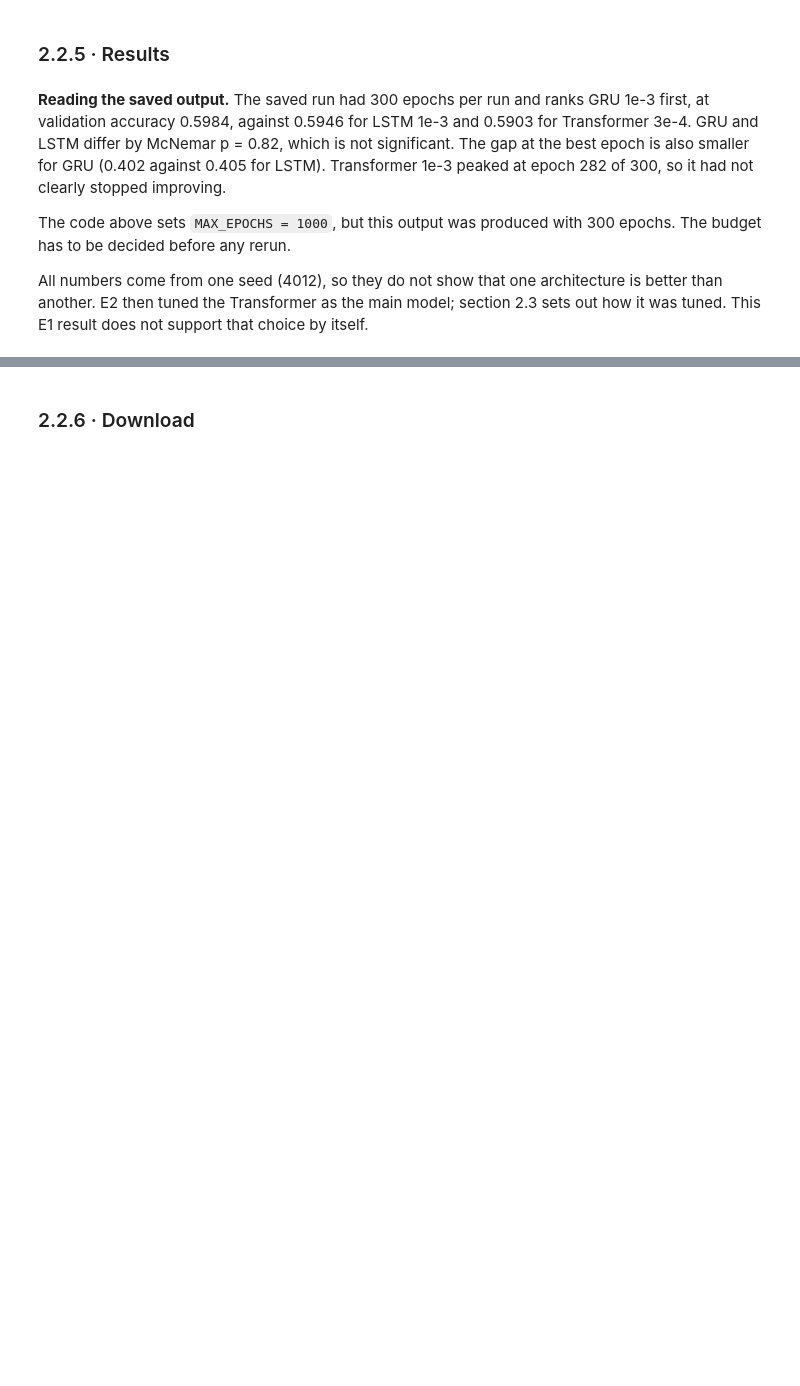
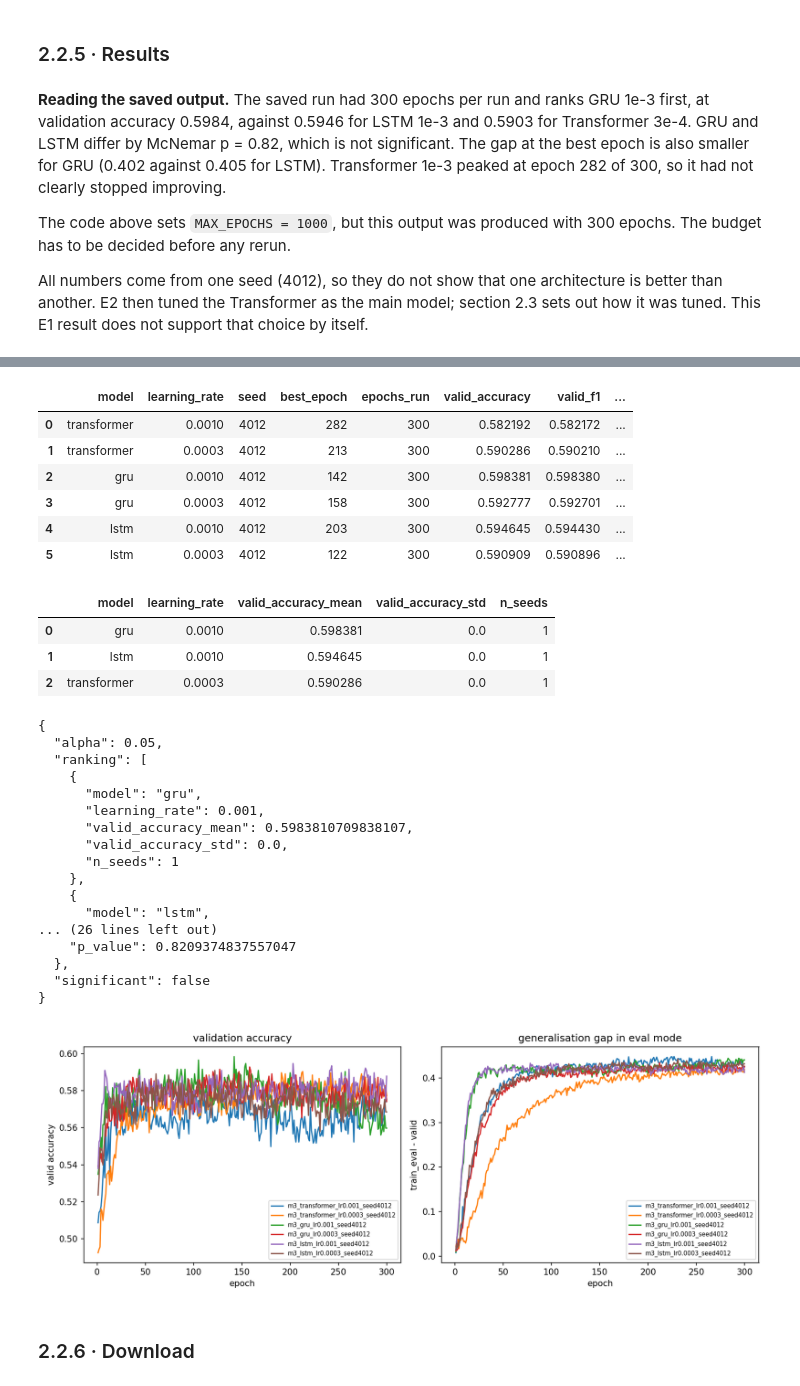
Before and after one commit to RayYouDS/cits4012-NLP-project, a Jupyter notebook: CITS4012_67.ipynb, the cells around one changed output, grey strips where cells are left out. Drawn from its saved outputs; the diff is of its cells as text; code cells hidden in the pictures; blank space fills up the shorter version.

```diff
--- a/CITS4012_67.ipynb
+++ b/CITS4012_67.ipynb
@@ -690,3 +639,46 @@ if RUN_E1:
+# %%
+# With RUN_E1 = False the cells above do nothing, so show the saved E1 results from the repository.
+if not RUN_E1:
+    import json
+    import pandas as pd
+    from pathlib import Path
+    from IPython.display import Image, display
+
+    E1_DIR = Path('scripts/training/e1_stress_results_new_transformer')   # saved run: 300 epochs, seed 4012, Adam, batch 512
+    display(pd.read_csv(E1_DIR / 'm3_summary.csv'))
+    display(pd.read_csv(E1_DIR / 'm3_model_table.csv'))
+    print(json.dumps(json.load(open(E1_DIR / 'm3_selection.json')), indent=2))
+    display(Image(filename=str(E1_DIR / 'm3_curves.png')))
+# %% [output]
+|  | model | learning_rate | seed | best_epoch | epochs_run | valid_accuracy | valid_f1 | ... |
+| 0 | transformer | 0.0010 | 4012 | 282 | 300 | 0.582192 | 0.582172 | ... |
+| 1 | transformer | 0.0003 | 4012 | 213 | 300 | 0.590286 | 0.590210 | ... |
+| 2 | gru | 0.0010 | 4012 | 142 | 300 | 0.598381 | 0.598380 | ... |
+| 3 | gru | 0.0003 | 4012 | 158 | 300 | 0.592777 | 0.592701 | ... |
+| 4 | lstm | 0.0010 | 4012 | 203 | 300 | 0.594645 | 0.594430 | ... |
+| 5 | lstm | 0.0003 | 4012 | 122 | 300 | 0.590909 | 0.590896 | ... |
+|  | model | learning_rate | valid_accuracy_mean | valid_accuracy_std | n_seeds |
+| 0 | gru | 0.0010 | 0.598381 | 0.0 | 1 |
+| 1 | lstm | 0.0010 | 0.594645 | 0.0 | 1 |
+| 2 | transformer | 0.0003 | 0.590286 | 0.0 | 1 |
+{
+  "alpha": 0.05,
+  "ranking": [
+    {
+      "model": "gru",
+      "learning_rate": 0.001,
+      "valid_accuracy_mean": 0.5983810709838107,
+      "valid_accuracy_std": 0.0,
+      "n_seeds": 1
+    },
+    {
+      "model": "lstm",
+... (26 lines left out)
+    "p_value": 0.8209374837557047
+  },
+  "significant": false
+}
+[figure, added]
 # %% [markdown]
 ### 2.2.6 · Download
 # %%
```
Also changed, not shown: parts of 35 cells of this notebook.
